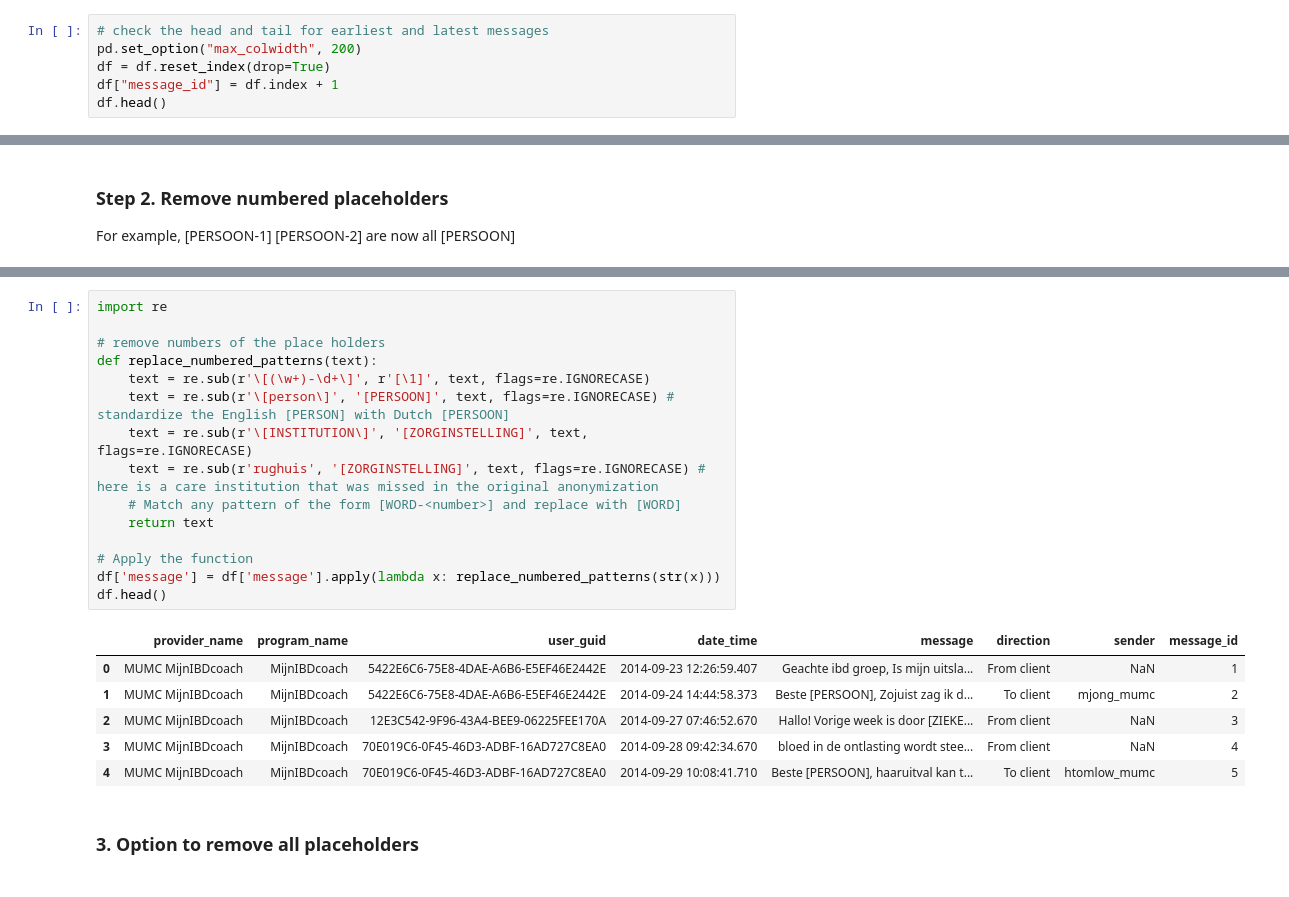
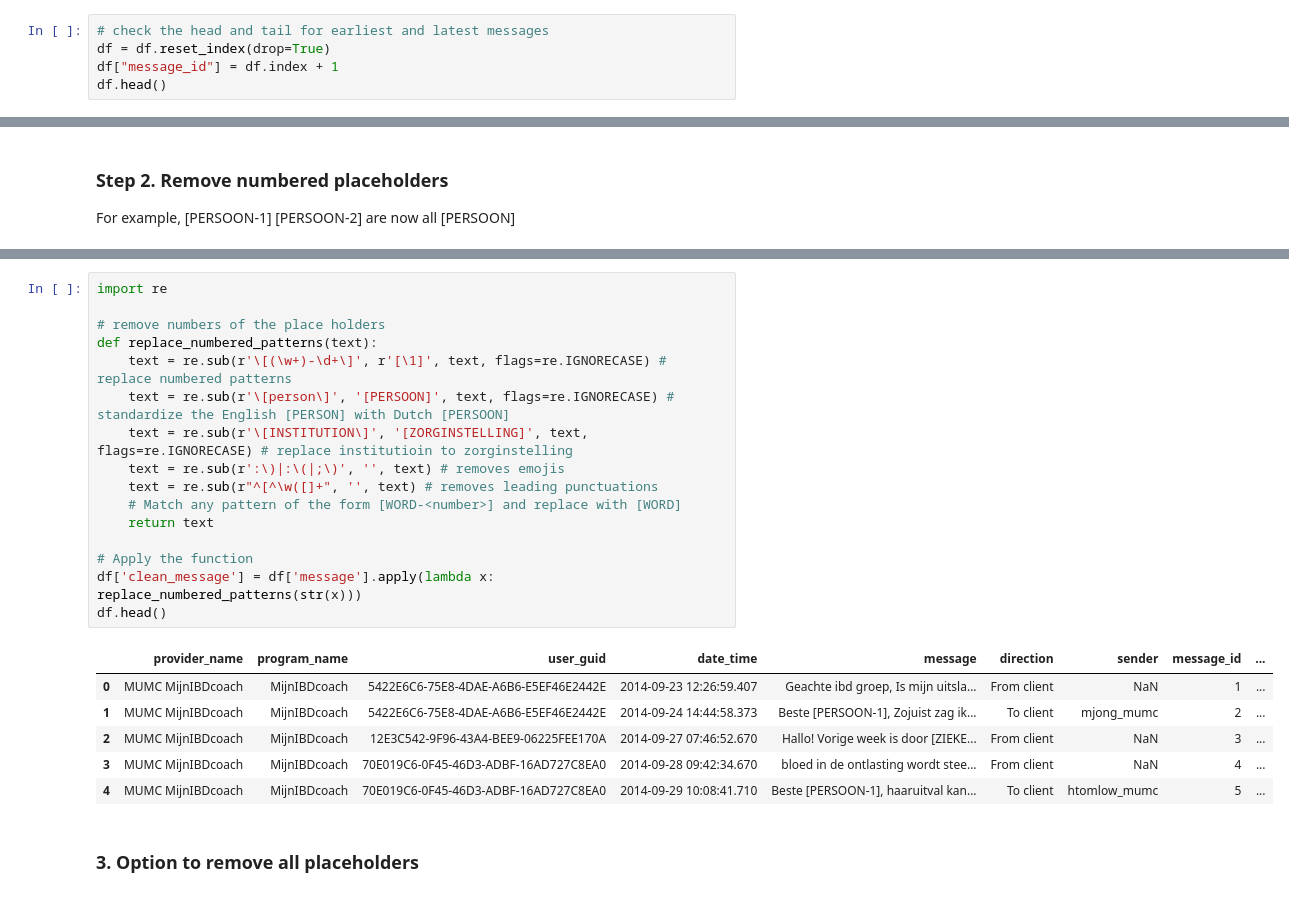
Before and after one commit to MaastrichtU-CDS/MyIBDcoachNLP, a Jupyter notebook: notebooks/Other/data_preparation.ipynb, the cells around one changed output, grey strips where cells are left out. Cells and saved outputs as stored; diff of their text form.

```diff
--- a/notebooks/Other/data_preparation.ipynb
+++ b/notebooks/Other/data_preparation.ipynb
@@ -55,7 +55,6 @@ df.head()
 | 4 | MUMC MijnIBDcoach | MijnIBDcoach | 70E019C6-0F45-46D3-ADBF-16AD727C8EA0 | 2014-09-29 10:08:41.710 | Beste [PERSOON-1], haaruitval kan... | To client | htomlow_mumc |
 # %%
 # check the head and tail for earliest and latest messages
-pd.set_option("max_colwidth", 200)
 df = df.reset_index(drop=True)
 df["message_id"] = df.index + 1
 df.head()
@@ -85,25 +71,26 @@ df.head()
 # %%
 import re
 
 # remove numbers of the place holders
 def replace_numbered_patterns(text):
-    text = re.sub(r'\[(\w+)-\d+\]', r'[\1]', text, flags=re.IGNORECASE)
+    text = re.sub(r'\[(\w+)-\d+\]', r'[\1]', text, flags=re.IGNORECASE) # replace numbered patterns
     text = re.sub(r'\[person\]', '[PERSOON]', text, flags=re.IGNORECASE) # standardize the English [PERSON] with Dutch [PERSOON]
-    text = re.sub(r'\[INSTITUTION\]', '[ZORGINSTELLING]', text, flags=re.IGNORECASE)
-    text = re.sub(r'rughuis', '[ZORGINSTELLING]', text, flags=re.IGNORECASE) # here is a care institution that was missed in the original anonymization
+    text = re.sub(r'\[INSTITUTION\]', '[ZORGINSTELLING]', text, flags=re.IGNORECASE) # replace institutioin to zorginstelling
+    text = re.sub(r':\)|:\(|;\)', '', text) # removes emojis
+    text = re.sub(r"^[^\w([]+", '', text) # removes leading punctuations
     # Match any pattern of the form [WORD-<number>] and replace with [WORD]
     return text
 
 # Apply the function
-df['message'] = df['message'].apply(lambda x: replace_numbered_patterns(str(x)))
+df['clean_message'] = df['message'].apply(lambda x: replace_numbered_patterns(str(x)))
 df.head()
 # %% [output]
-|  | provider_name | program_name | user_guid | date_time | message | direction | sender | message_id |
-| 0 | MUMC MijnIBDcoach | MijnIBDcoach | 5422E6C6-75E8-4DAE-A6B6-E5EF46E2442E | 2014-09-23 12:26:59.407 | Geachte ibd groep, Is mijn uitsla... | From client | NaN | 1 |
-| 1 | MUMC MijnIBDcoach | MijnIBDcoach | 5422E6C6-75E8-4DAE-A6B6-E5EF46E2442E | 2014-09-24 14:44:58.373 | Beste [PERSOON], Zojuist zag ik d... | To client | mjong_mumc | 2 |
-| 2 | MUMC MijnIBDcoach | MijnIBDcoach | 12E3C542-9F96-43A4-BEE9-06225FEE170A | 2014-09-27 07:46:52.670 | Hallo! Vorige week is door [ZIEKE... | From client | NaN | 3 |
-| 3 | MUMC MijnIBDcoach | MijnIBDcoach | 70E019C6-0F45-46D3-ADBF-16AD727C8EA0 | 2014-09-28 09:42:34.670 | bloed in de ontlasting wordt stee... | From client | NaN | 4 |
-| 4 | MUMC MijnIBDcoach | MijnIBDcoach | 70E019C6-0F45-46D3-ADBF-16AD727C8EA0 | 2014-09-29 10:08:41.710 | Beste [PERSOON], haaruitval kan t... | To client | htomlow_mumc | 5 |
+|  | provider_name | program_name | user_guid | date_time | message | direction | sender | message_id | ... |
+| 0 | MUMC MijnIBDcoach | MijnIBDcoach | 5422E6C6-75E8-4DAE-A6B6-E5EF46E2442E | 2014-09-23 12:26:59.407 | Geachte ibd groep, Is mijn uitsla... | From client | NaN | 1 | ... |
+| 1 | MUMC MijnIBDcoach | MijnIBDcoach | 5422E6C6-75E8-4DAE-A6B6-E5EF46E2442E | 2014-09-24 14:44:58.373 | Beste [PERSOON-1], Zojuist zag ik... | To client | mjong_mumc | 2 | ... |
+| 2 | MUMC MijnIBDcoach | MijnIBDcoach | 12E3C542-9F96-43A4-BEE9-06225FEE170A | 2014-09-27 07:46:52.670 | Hallo! Vorige week is door [ZIEKE... | From client | NaN | 3 | ... |
+| 3 | MUMC MijnIBDcoach | MijnIBDcoach | 70E019C6-0F45-46D3-ADBF-16AD727C8EA0 | 2014-09-28 09:42:34.670 | bloed in de ontlasting wordt stee... | From client | NaN | 4 | ... |
+| 4 | MUMC MijnIBDcoach | MijnIBDcoach | 70E019C6-0F45-46D3-ADBF-16AD727C8EA0 | 2014-09-29 10:08:41.710 | Beste [PERSOON-1], haaruitval kan... | To client | htomlow_mumc | 5 | ... |
 # %% [markdown]
 ### 3. Option to remove all placeholders
 # %% [markdown]
```
Also changed, not shown: parts of 26 cells of this notebook, 5 other files.
